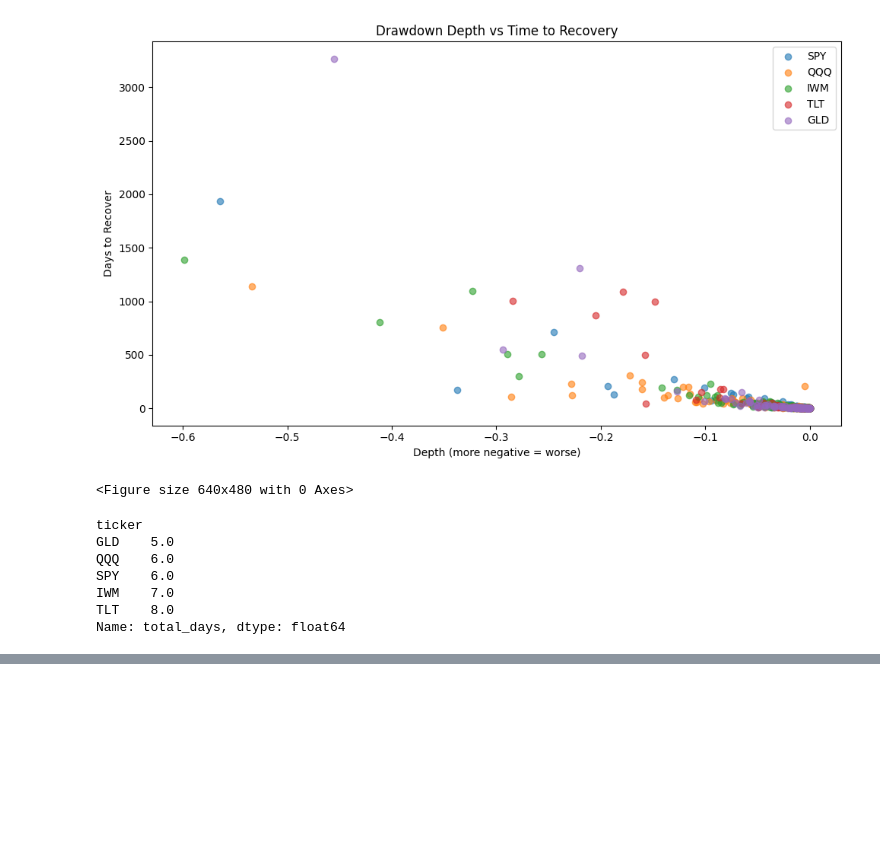
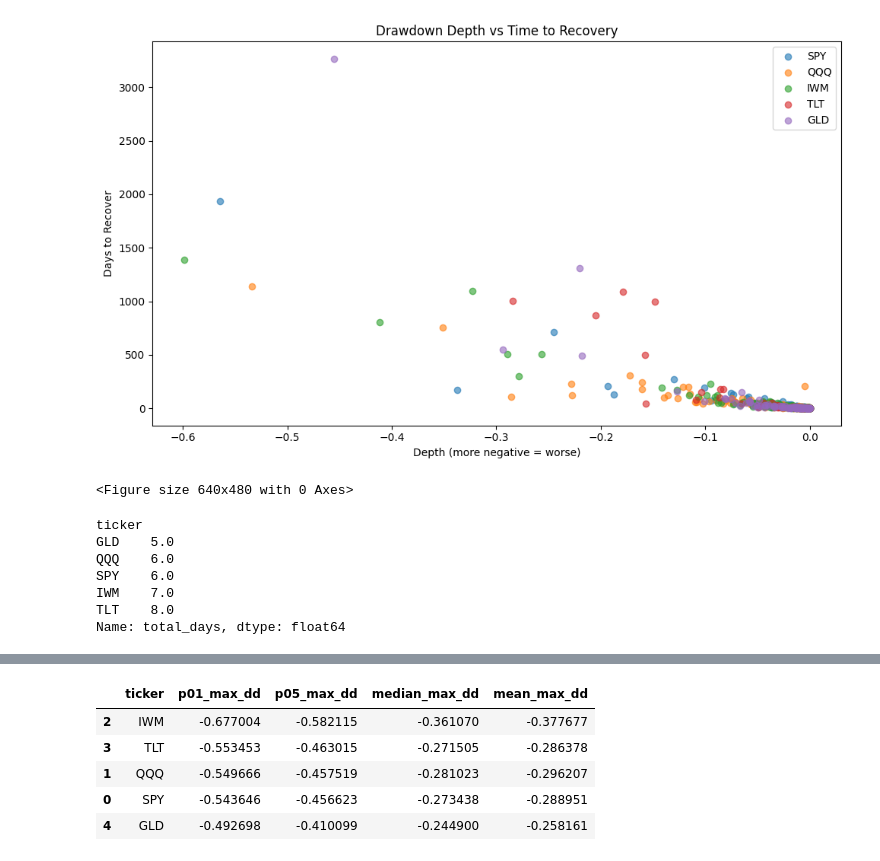
Before and after one commit to diegomikael/drawdown-risk-analysis, a Jupyter notebook: notebooks/step5_multi_asset.ipynb, the cells around one changed output, grey strips where cells are left out. Saved outputs shown, nothing was run; the diff lists cells and outputs as text; code cells hidden in the pictures; blank space fills up the shorter version.

```diff
--- a/notebooks/step5_multi_asset.ipynb
+++ b/notebooks/step5_multi_asset.ipynb
@@ -210,0 +412,21 @@ Name: total_days, dtype: float64
+# %%
+rows = []
+for t in tickers:
+    dd = mc_max_dd[t]
+    rows.append({
+        "ticker": t,
+        "p01_max_dd": np.percentile(dd, 1),
+        "p05_max_dd": np.percentile(dd, 5),
+        "median_max_dd": np.percentile(dd, 50),
+        "mean_max_dd": float(np.mean(dd)),
+    })
+
+mc_summary = pd.DataFrame(rows).sort_values("p05_max_dd")
+mc_summary
+# %% [output]
+|  | ticker | p01_max_dd | p05_max_dd | median_max_dd | mean_max_dd |
+| 2 | IWM | -0.677004 | -0.582115 | -0.361070 | -0.377677 |
+| 3 | TLT | -0.553453 | -0.463015 | -0.271505 | -0.286378 |
+| 1 | QQQ | -0.549666 | -0.457519 | -0.281023 | -0.296207 |
+| 0 | SPY | -0.543646 | -0.456623 | -0.273438 | -0.288951 |
+| 4 | GLD | -0.492698 | -0.410099 | -0.244900 | -0.258161 |
```
Also changed, not shown: parts of 16 cells of this notebook, 3 other files.
